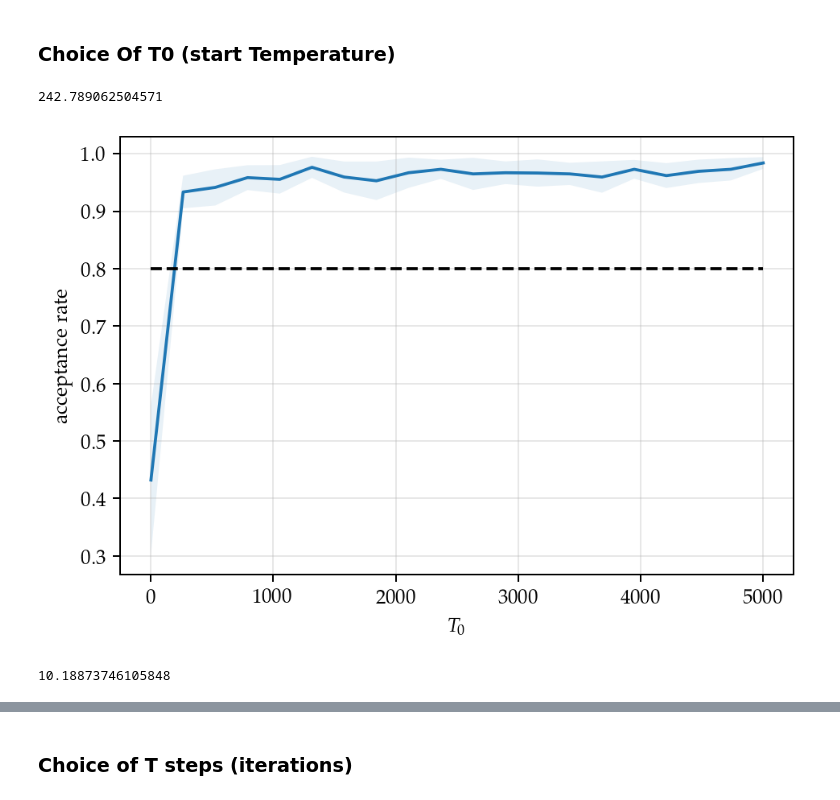
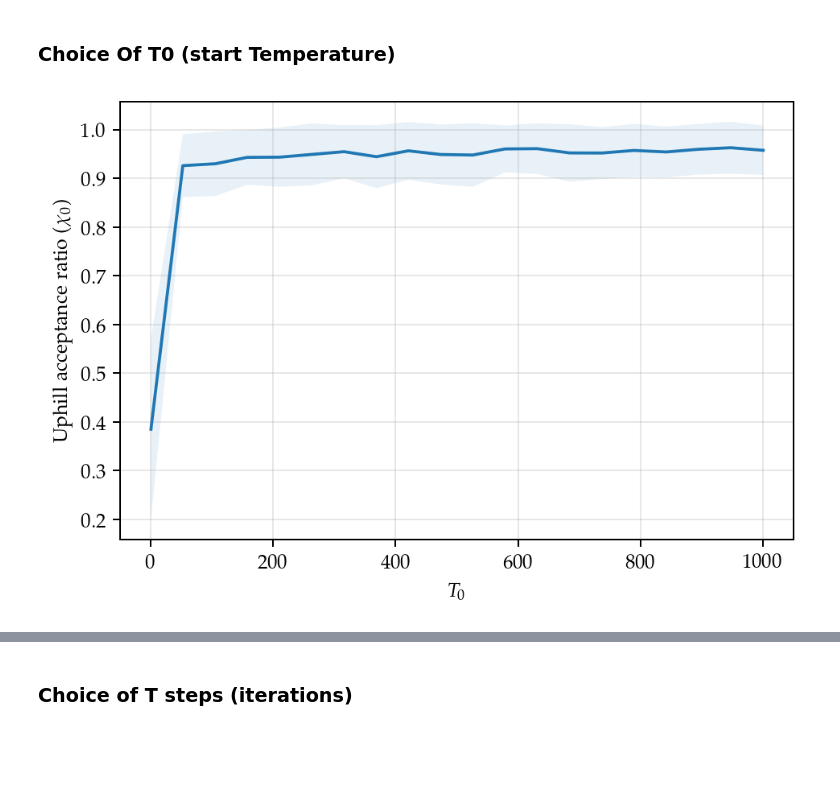
Before and after one commit to Maloup/stochastic-simulation-assignment3, a Jupyter notebook: Simulated Annealing Parameter Tuning.ipynb, the cells around one changed output, grey strips where cells are left out. Saved outputs shown, nothing was run; the diff lists cells and outputs as text; code cells hidden in the pictures; blank space fills up the shorter version.

```diff
--- a/Simulated Annealing Parameter Tuning.ipynb
+++ b/Simulated Annealing Parameter Tuning.ipynb
@@ -67,28 +73,29 @@ def generate_initial_temperature(Ts, s0, n=10):
 
     return np.array(ratio_means), np.array(ratio_stdevs)
 # %%
-s0 = [0.2, 0.5, 0.1, 2]
-print(int_cost_lotka_volterra(s0, P, t, cost=mse))
+if False:
+    shelf = shelve.open("Arrays/t0_parameter")
 
-Ts = np.linspace(1, 5000, 20, dtype=int)
-ratio_means, ratio_stdevs = generate_initial_temperature(Ts, s0)
+    Ts = np.linspace(1, 1000, 20, dtype=int)
+    np.random.seed(111)
+    ratio_means, ratio_stdevs = generate_initial_temperature(Ts)
+
+    shelf["means"] = ratio_means
+    shelf["stdevs"] = ratio_stdevs
+    shelf.close()
-# %% [output]
-242.789062504571
+# %%
+shelf = shelve.open("Arrays/t0_parameter")
+ratio_means, ratio_stdevs = shelf["means"], shelf["stdevs"]
+shelf.close()
 # %%
+Ts = np.linspace(1, 1000, 20, dtype=int)
 plt.plot(Ts, ratio_means)
 plt.fill_between(Ts, ratio_means - ratio_stdevs, ratio_means + ratio_stdevs, alpha=0.1)
-plt.hlines(0.8, Ts[0], Ts[-1], linestyles="--", color="black", zorder=3)
 #plt.ylim(0.5, 1.05)
 plt.xlabel("$T_0$")
-plt.ylabel("acceptance rate")
+plt.ylabel("Uphill acceptance ratio ($\\chi_0$)")
 plt.grid(alpha=0.3)
+plt.savefig("figures/t0_acceptance_ratio.pdf", bbox_inches="tight")
 plt.show()
 # %% [output]
-[figure, old version]
+[figure, new version]
-# %%
-s0_good = [1, 1, 1, 1]
-print(int_cost_lotka_volterra(s0_good, P, t, cost=mse))
-
-ratio_means_good, ratio_stdevs_good = generate_initial_temperature(Ts, s0_good)
-# %% [output]
-10.18873746105848
```
Also changed, not shown: parts of 4 cells of this notebook, 5 other files.
